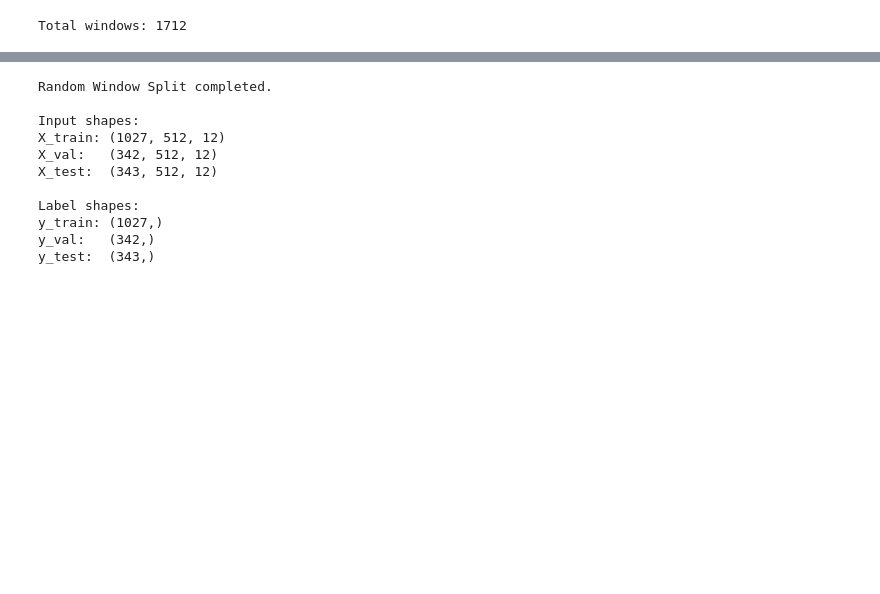
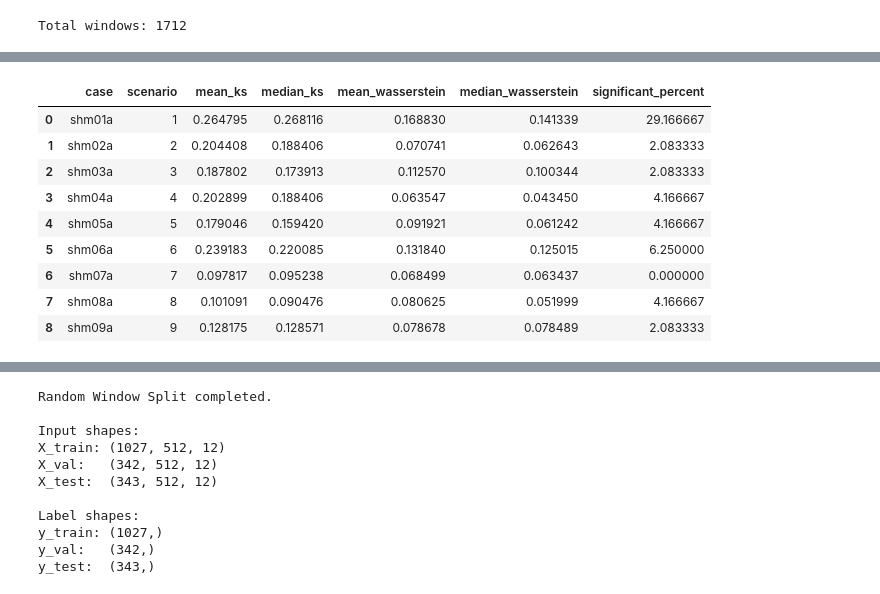
Before and after one commit to SamiraKheradmand/IASC-ASCE-Transformer-SHM, a Jupyter notebook: notebooks/02_split_methods/window_random/windowRandom_transformer_highpass_audit.ipynb.ipynb, the cells around one changed output, grey strips where cells are left out. Drawn from its saved outputs; the diff is of its cells as text; code cells hidden in the pictures; blank space fills up the shorter version.

```diff
--- a/notebooks/02_split_methods/window_random/windowRandom_transformer_highpass_audit.ipynb.ipynb
+++ b/notebooks/02_split_methods/window_random/windowRandom_transformer_highpass_audit.ipynb.ipynb
@@ -404,0 +869,33 @@ test_meta_df = (
+# %%
+# ============================================================
+# Similarity Audit 3: Statistical summary by scenario
+# ============================================================
+
+scenario_summary_df = (
+    distribution_df
+    .groupby(["case", "scenario"])
+    .agg(
+        mean_ks=("ks_statistic", "mean"),
+        median_ks=("ks_statistic", "median"),
+        mean_wasserstein=("wasserstein", "mean"),
+        median_wasserstein=("wasserstein", "median"),
+        significant_percent=(
+            "ks_p_value",
+            lambda x: 100 * np.mean(x < 0.05)
+        )
+    )
+    .reset_index()
+)
+
+display(scenario_summary_df)
+# %% [output]
+|  | case | scenario | mean_ks | median_ks | mean_wasserstein | median_wasserstein | significant_percent |
+| 0 | shm01a | 1 | 0.264795 | 0.268116 | 0.168830 | 0.141339 | 29.166667 |
+| 1 | shm02a | 2 | 0.204408 | 0.188406 | 0.070741 | 0.062643 | 2.083333 |
+| 2 | shm03a | 3 | 0.187802 | 0.173913 | 0.112570 | 0.100344 | 2.083333 |
+| 3 | shm04a | 4 | 0.202899 | 0.188406 | 0.063547 | 0.043450 | 4.166667 |
+| 4 | shm05a | 5 | 0.179046 | 0.159420 | 0.091921 | 0.061242 | 4.166667 |
+| 5 | shm06a | 6 | 0.239183 | 0.220085 | 0.131840 | 0.125015 | 6.250000 |
+| 6 | shm07a | 7 | 0.097817 | 0.095238 | 0.068499 | 0.063437 | 0.000000 |
+| 7 | shm08a | 8 | 0.101091 | 0.090476 | 0.080625 | 0.051999 | 4.166667 |
+| 8 | shm09a | 9 | 0.128175 | 0.128571 | 0.078678 | 0.078489 | 2.083333 |
```
Also changed, not shown: parts of 24 cells of this notebook.
